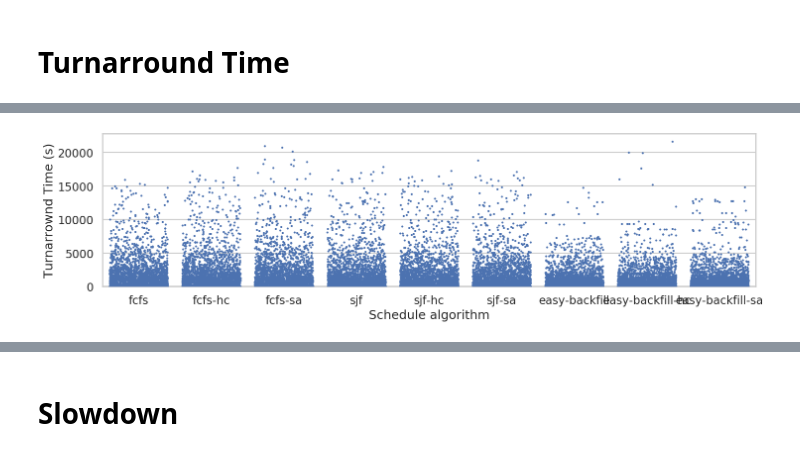
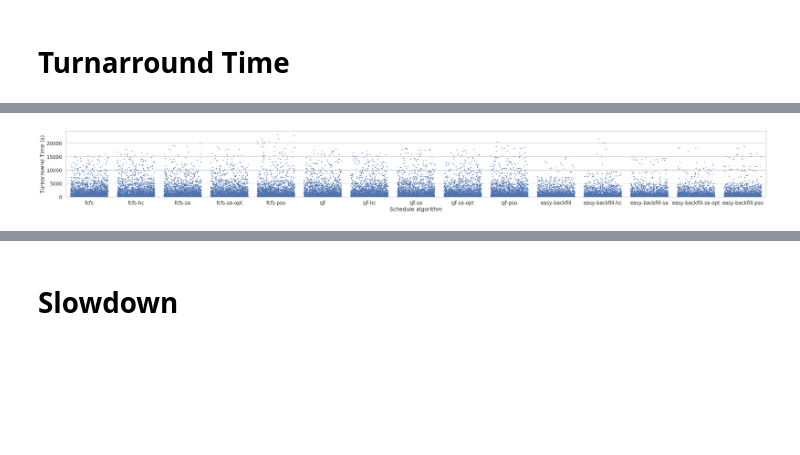
Before and after one commit to Naikelin/sched-sim, a Jupyter notebook: analysis/general_comparison.ipynb, the cells around one changed output, grey strips where cells are left out. Saved outputs shown, nothing was run; the diff lists cells and outputs as text; code cells hidden in the pictures; blank space fills up the shorter version.

```diff
--- a/analysis/general_comparison.ipynb
+++ b/analysis/general_comparison.ipynb
@@ -1,7 +1,7 @@
 # %% [markdown]
 ## Ejecutar las simulaciones
 # %%
-schedule_names = ['fcfs', 'fcfs-hc', 'fcfs-sa', 'fcfs-sa-opt', 'sjf', 'sjf-hc', 'sjf-sa', 'sjf-sa-opt', 'easy-backfill', 'easy-backfill-hc', 'easy-backfill-sa', 'easy-backfill-sa-opt']
+schedule_names = ['fcfs', 'fcfs-hc', 'fcfs-sa', 'fcfs-sa-opt', 'fcfs-pso', 'sjf', 'sjf-hc', 'sjf-sa', 'sjf-sa-opt', 'sjf-pso', 'easy-backfill', 'easy-backfill-hc', 'easy-backfill-sa', 'easy-backfill-sa-opt', 'easy-backfill-pso']
 nombres = ' '.join(schedule_names)
 # %%
 %%bash -s "$nombres"
@@ -233,5 +213,5 @@ Text(0.5, 0, 'Schedule algorithm')
 # %%
-fig, ax = plt.subplots(figsize=(12,4))
+fig, ax = plt.subplots(figsize=(30,4))
 sns.boxenplot(data=waiting_times, k_depth=4, showfliers=False, ax=ax)
 ax.set_ylim(0)
 # ax.set_ylim(top=140000)
@@ -258,14 +238,14 @@ turnaround_times.describe()
 # %%
 largest = pd.concat([metrics_df[metrics_df.schedule == schedule][['schedule', 'turnaround_time']].nlargest(n=4000, columns='turnaround_time') for schedule in schedule_names])
 with sns.plotting_context('talk'):
-    fig, ax = plt.subplots(figsize=(17,4))
+    fig, ax = plt.subplots(figsize=(42,4))
     sns.stripplot(data=largest, x='schedule', y='turnaround_time', ax=ax, size=3, jitter=0.4)
     ax.set_ylim(0)
 #     ax.set_ylim(top=2.5*10**6)
 
     ax.set_ylabel('Turnarrownd Time (s)')
     ax.set_xlabel('Schedule algorithm')
 fig.savefig('results/turnaround-time_dist.pdf', bbox_inches='tight')
 # %% [output]
-[figure, old version]
+[figure, new version]
 # %%
```
Also changed, not shown: parts of 20 cells of this notebook, 13 other files.
